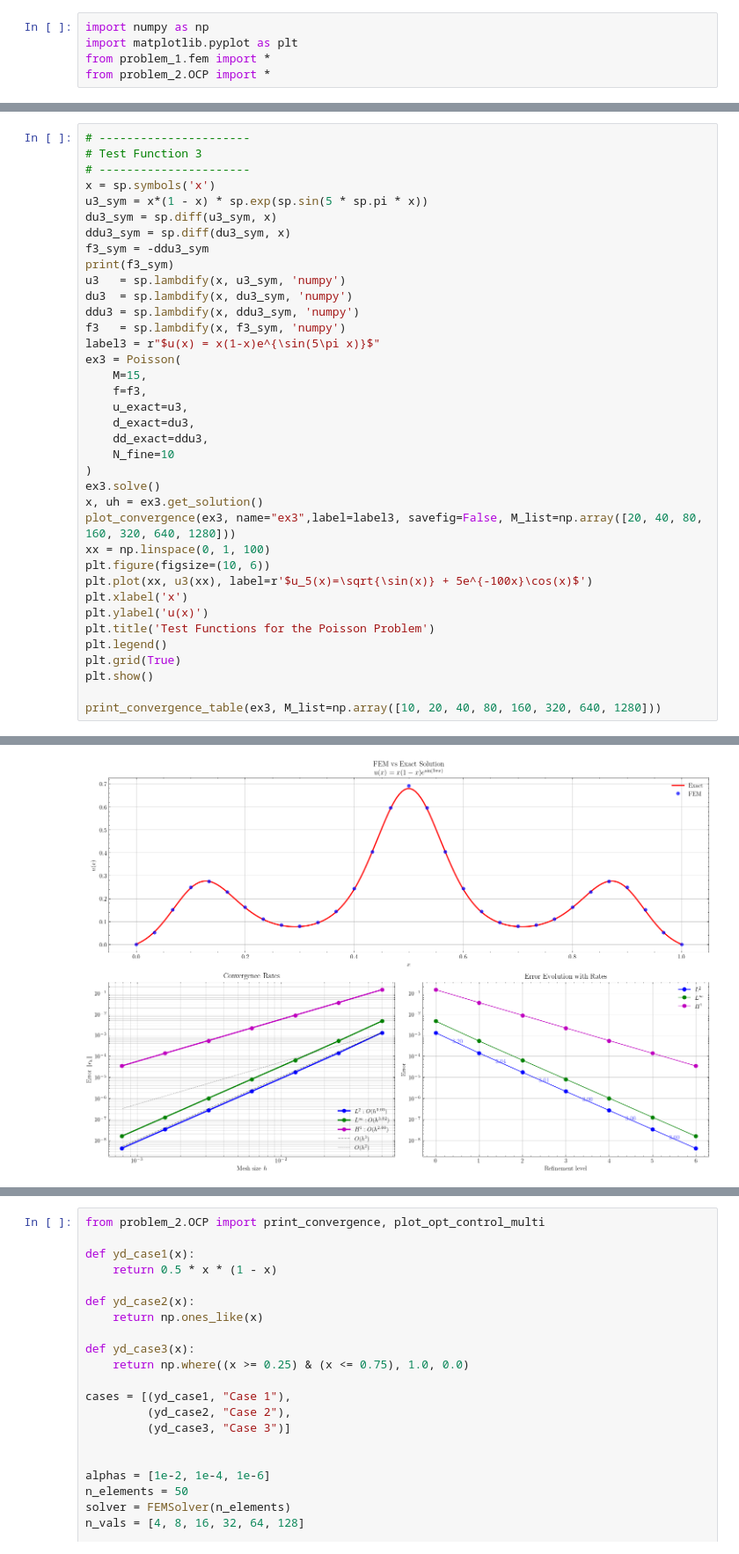
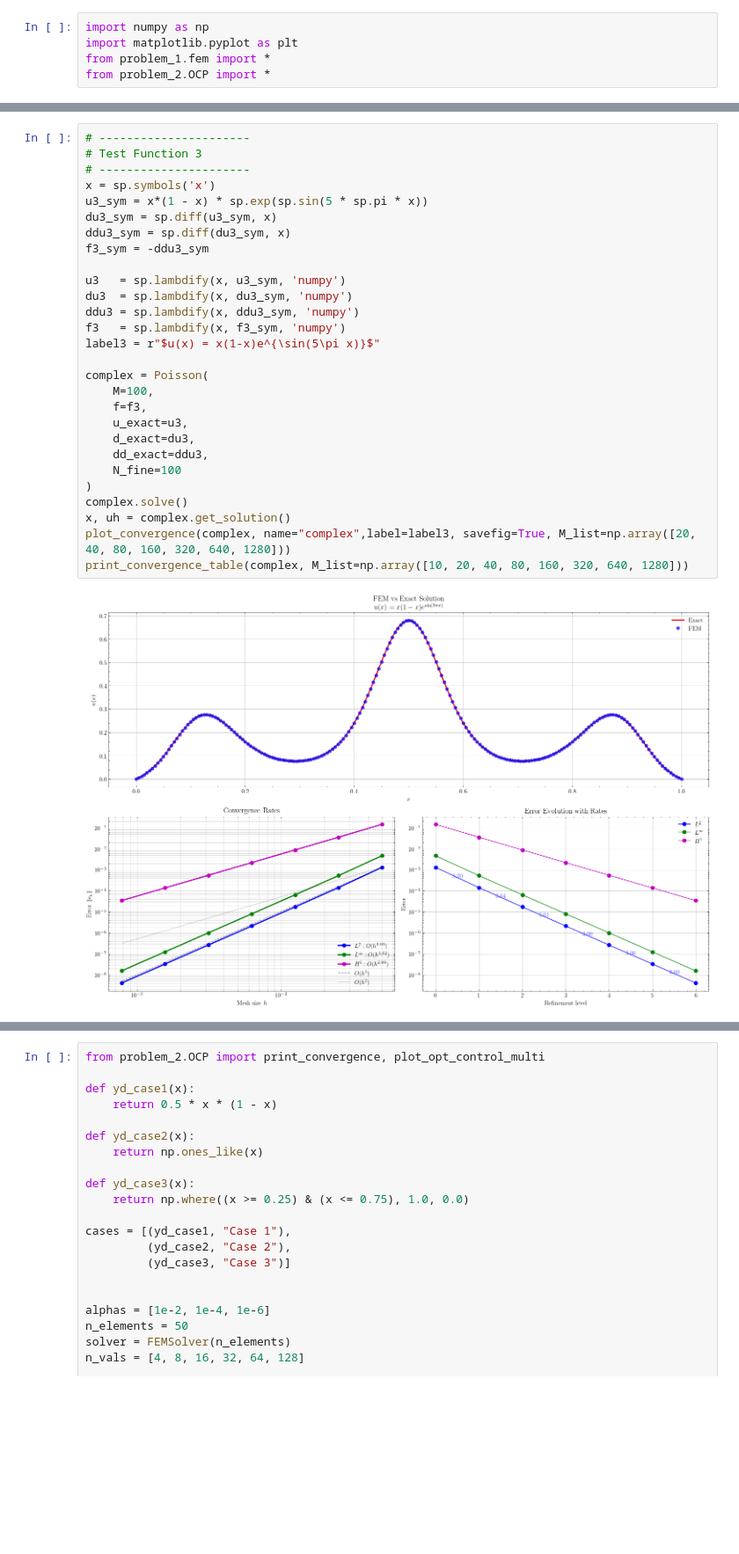
Before and after one commit to TrymSaether/TMA4212-Project-2-FEM, a Jupyter notebook: main.ipynb, the cells around one changed output, grey strips where cells are left out. Shown at 88% size. Drawn from its saved outputs; the diff is of its cells as text; blank space fills up the shorter version.

```diff
--- a/main.ipynb
+++ b/main.ipynb
@@ -287,38 +227,30 @@ plot_stiffness_matrix_and_load_vector(ex2, name="ex2", savefig=False)
 # %%
 # ----------------------
 # Test Function 3
 # ----------------------
 x = sp.symbols('x')
 u3_sym = x*(1 - x) * sp.exp(sp.sin(5 * sp.pi * x))
 du3_sym = sp.diff(u3_sym, x)
 ddu3_sym = sp.diff(du3_sym, x)
 f3_sym = -ddu3_sym
-print(f3_sym)
+
 u3   = sp.lambdify(x, u3_sym, 'numpy')
 du3  = sp.lambdify(x, du3_sym, 'numpy')
 ddu3 = sp.lambdify(x, ddu3_sym, 'numpy')
 f3   = sp.lambdify(x, f3_sym, 'numpy')
 label3 = r"$u(x) = x(1-x)e^{\sin(5\pi x)}$"
-ex3 = Poisson(
-    M=15,
+
+complex = Poisson(
+    M=100,
     f=f3,
     u_exact=u3,
     d_exact=du3,
     dd_exact=ddu3,
-    N_fine=10
+    N_fine=100
 )
-ex3.solve()
-x, uh = ex3.get_solution()
-plot_convergence(ex3, name="ex3",label=label3, savefig=False, M_list=np.array([20, 40, 80, 160, 320, 640, 1280]))
-xx = np.linspace(0, 1, 100)
-plt.figure(figsize=(10, 6))
-plt.plot(xx, u3(xx), label=r'$u_5(x)=\sqrt{\sin(x)} + 5e^{-100x}\cos(x)$')
-plt.xlabel('x')
-plt.ylabel('u(x)')
-plt.title('Test Functions for the Poisson Problem')
-plt.legend()
-plt.grid(True)
-plt.show()
-
-print_convergence_table(ex3, M_list=np.array([10, 20, 40, 80, 160, 320, 640, 1280]))
+complex.solve()
+x, uh = complex.get_solution()
+plot_convergence(complex, name="complex",label=label3, savefig=True, M_list=np.array([20, 40, 80, 160, 320, 640, 1280]))
+print_convergence_table(complex, M_list=np.array([10, 20, 40, 80, 160, 320, 640, 1280]))
 # %% [output]
+[figure, new version]
@@ -326 +273,0 @@ print_convergence_table(ex3, M_list=np.array([10, 20, 40, 80, 160, 320, 640, 128
-[figure, old version]
```
Also changed, not shown: parts of 8 cells of this notebook, 9 other files.
